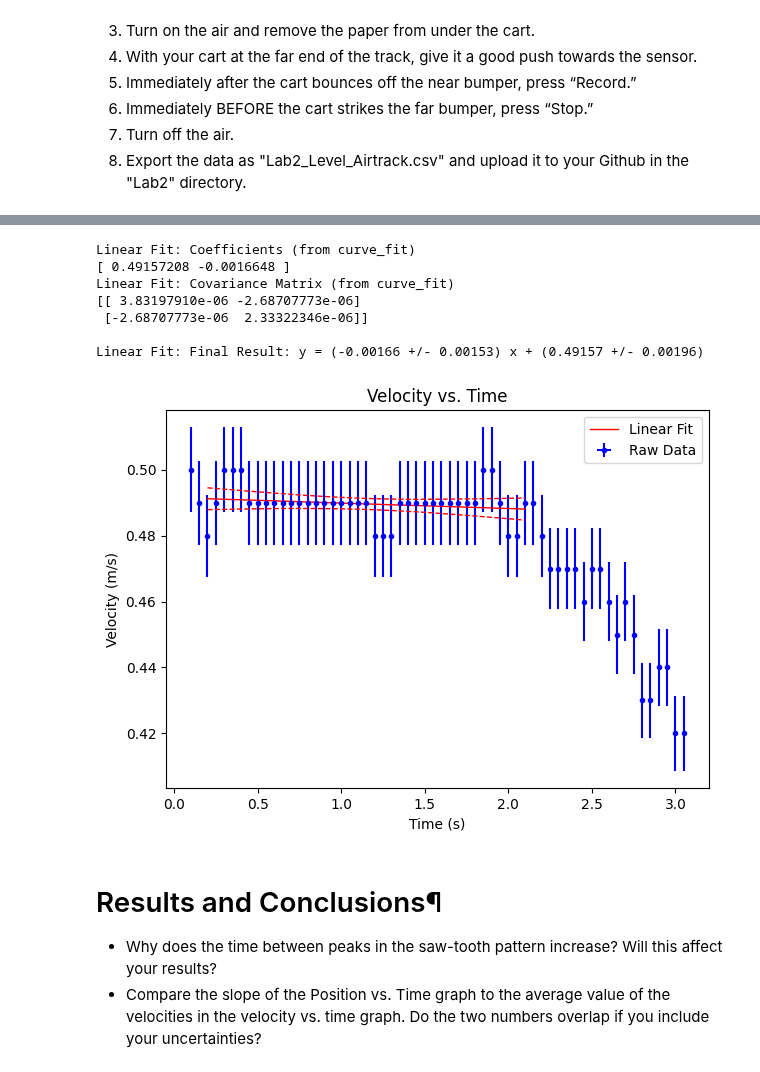
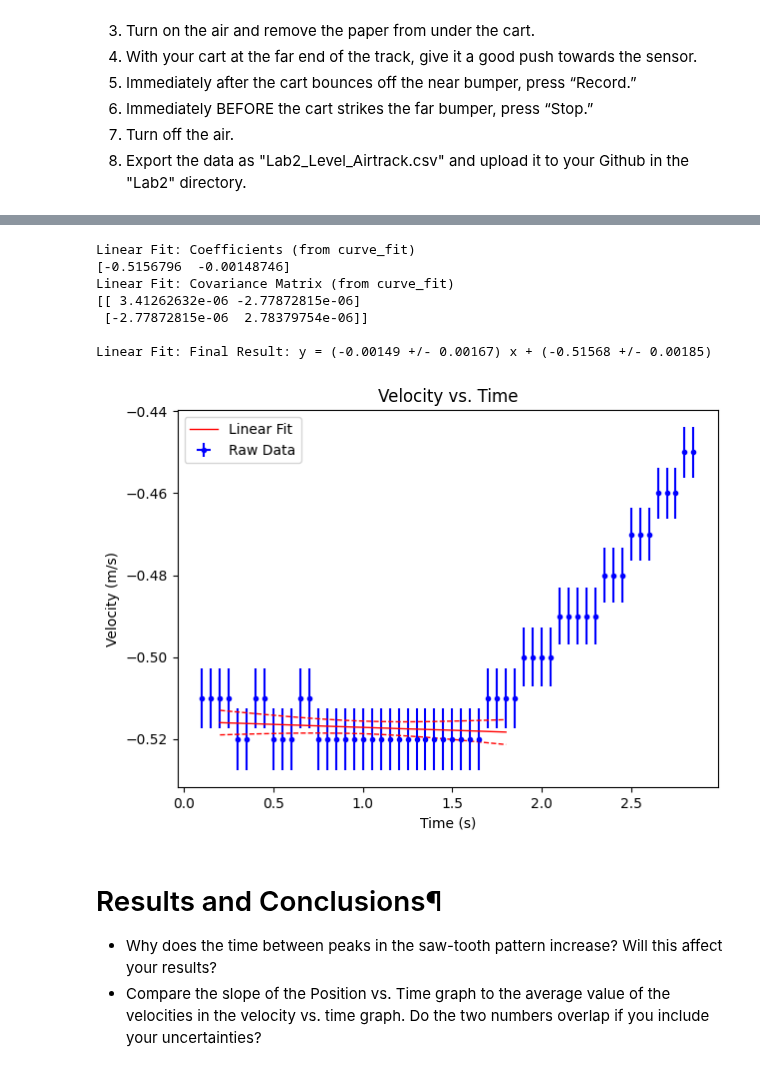
Before and after one commit to brash99/PhysicsLabs, a Jupyter notebook: PHYS201L/JupyterNotebooks/Lab2/Lab2.ipynb, the cells around one changed output, grey strips where cells are left out. Saved outputs shown, nothing was run; the diff lists cells and outputs as text; code cells hidden in the pictures.

```diff
--- a/PHYS201L/JupyterNotebooks/Lab2/Lab2.ipynb
+++ b/PHYS201L/JupyterNotebooks/Lab2/Lab2.ipynb
@@ -315,7 +317,7 @@ This first part of the experiment is to compare the position of the cart as a fu
 # Position vs. Time Graph
 
 # Reads the name of the csv file and gets the data
-df = pd.read_csv("./Lab2_Level_Airtrack.csv")
+df = pd.read_csv("./new_data/Lab2_Level_Airtrack.csv")
 
 # Prints information about the file
 df.info()
@@ -387,39 +389,39 @@ position = df.filter(['Velocity (m/s) Run #1'], axis=1).dropna()
 fig=plt.figure(figsize=(7,5), dpi= 100, facecolor='w', edgecolor='k')
 
 # Gets the data values for x and y
 x_data = time.values.reshape(-1, 1)
 y_data = position.values.reshape(-1, 1)
 xi = df['Time (s) Run #1'].to_numpy()
 yi = df['Velocity (m/s) Run #1'].to_numpy()
 
 # Calculate Delta_v from equation 6
 Delta_v = delta_Delta_x/Delta_t + yi*delta_Delta_t/Delta_t
 
 # Creates the base plot with titles
 plt.errorbar(x_data,y_data,Delta_v,delta_t_single,'b.',label='Raw Data')
 plt.ylabel('Velocity (m/s)')
 plt.xlabel('Time (s)')
 plt.title('Velocity vs. Time')
 
 # Takes the x and y values to make a trendline
-intercept2, slope2, dintercept2, dslope2 = linear_fit_plot_errors(xi,yi,Delta_v,plt,0.2,2.1)
+intercept2, slope2, dintercept2, dslope2 = linear_fit_plot_errors(xi,yi,Delta_v,plt,0.2,1.8)
 
 # Adds the legend to the plot
 plt.legend()
 
 # Displays the plot
 plt.show()
 
 print("")
 # %% [output]
 Linear Fit: Coefficients (from curve_fit)
-[ 0.49157208 -0.0016648 ]
+[-0.5156796  -0.00148746]
 Linear Fit: Covariance Matrix (from curve_fit)
-[[ 3.83197910e-06 -2.68707773e-06]
- [-2.68707773e-06  2.33322346e-06]]
+[[ 3.41262632e-06 -2.77872815e-06]
+ [-2.77872815e-06  2.78379754e-06]]
 
-Linear Fit: Final Result: y = (-0.00166 +/- 0.00153) x + (0.49157 +/- 0.00196)
+Linear Fit: Final Result: y = (-0.00149 +/- 0.00167) x + (-0.51568 +/- 0.00185)
-[figure, old version]
+[figure, new version]
 # %% [markdown]
 # Results and Conclusions¶
 - Why does the time between peaks in the saw-tooth pattern increase? Will this affect your results?
```
Also changed, not shown: parts of 8 cells of this notebook, 1 other file.
